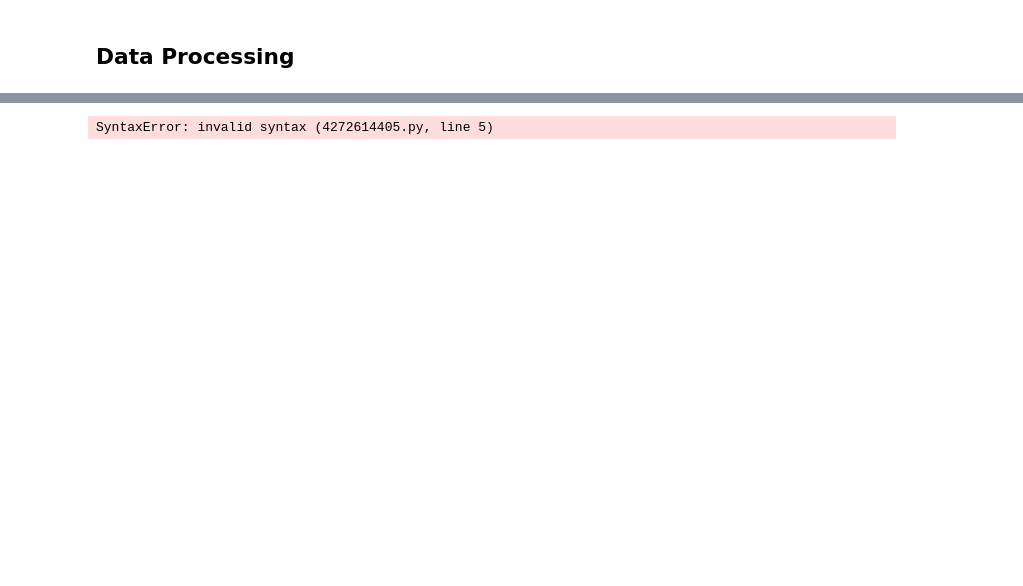
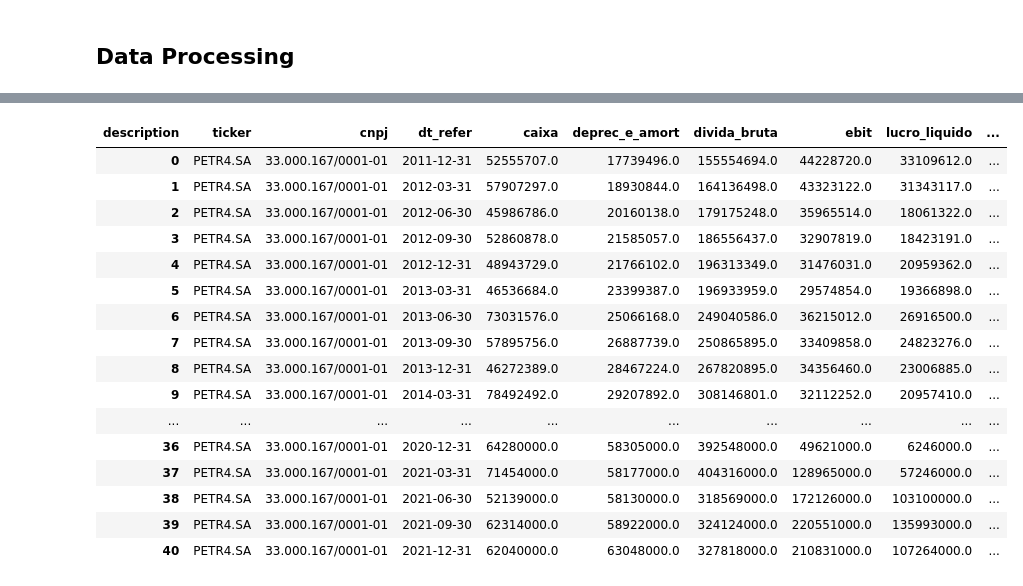
Before and after one commit to EdyAlenquer/drl-stock-market, a Jupyter notebook: notebooks/dre_download.ipynb, the cells around one changed output, grey strips where cells are left out. Drawn from its saved outputs; the diff is of its cells as text; code cells hidden in the pictures; blank space fills up the shorter version.

```diff
--- a/notebooks/dre_download.ipynb
+++ b/notebooks/dre_download.ipynb
@@ -106,2 +80,0 @@ extract_all_files(os.path.join(dfp_save_folder, 'downloaded'))
-# %%
-for year in range(initial_year, last_year+1):
@@ -162,3 +137,4 @@ consolidate_years(
 # %%
 COD_CVM = 9512
 CNPJ = '33.000.167/0001-01'
+TICKER_NAME = 'PETR4.SA'
@@ -480,8 +140,0 @@ df_petr.sort_values('DT_INI_EXERC').head(50)
-# %%
-df_petr[
-    # (df_petr['DS_CONTA'].str.contains('Lucro')) &
-    # (df_petr['DS_CONTA'].str.contains('Prejuízo'))
-    # (df_petr['DS_CONTA'].str.contains('Período'))
-].sort_values('DT_INI_EXERC').head(50)
-# %% [output]
-SyntaxError: invalid syntax (4272614405.py, line 5)
@@ -487,0 +220,6 @@ SyntaxError: invalid syntax (4272614405.py, line 5)
+# %%
+df_dre = preprocess_dre(COD_CVM)
+df_bpa = preprocess_bpa(COD_CVM)
+df_dfc = get_dfc_mi(COD_CVM)
+df_bpp = preprocess_bpp(COD_CVM)
+df_fre = preprocess_fre(COD_CVM)
@@ -487,0 +390,53 @@ SyntaxError: invalid syntax (4272614405.py, line 5)
+# %%
+df_petr_lucro_liquido = get_lucro_liquido_trimestral(df_dre)
+df_qtd_acoes = get_qtd_acoes(df_fre)
+df_patrimonio_liquido = get_patrimonio_liquido(df_bpp)
+df_divida_bruta = get_divida_bruta(df_bpp)
+df_deprec_amort = get_deprec_e_amort_trimestral(df_dfc)
+df_caixa = get_caixa(df_bpa)
+df_ebit = get_ebit(df_dre)
+df_receita_liquida = get_receita_liquida(df_dre)
+# %%
+df = pd.concat([
+    df_petr_lucro_liquido, df_qtd_acoes, df_patrimonio_liquido,
+    df_divida_bruta, df_deprec_amort, df_caixa, df_ebit, df_receita_liquida
+])
+df.insert(0, 'ticker', TICKER_NAME)
+df = df.pivot_table(
+    index=['ticker', 'cnpj', 'dt_refer'],
+    columns='description',
+    values='value'
+)
+
+df['qtd_acoes'] = df['qtd_acoes'].fillna(method='ffill')
+
+df = df.dropna()
+
+df['lucro_liquido'] = df['lucro_liquido'].rolling(4).sum()
+df['receita_liquida'] = df['receita_liquida'].rolling(4).sum()
+df['ebit'] = df['ebit'].rolling(4).sum()
+df['deprec_e_amort'] = df['deprec_e_amort'].rolling(4).sum()
+
+df = df.dropna()
+
+
+df = df.reset_index()
+df
+# %% [output]
+| description | ticker | cnpj | dt_refer | caixa | deprec_e_amort | divida_bruta | ebit | lucro_liquido | ... |
+| 0 | PETR4.SA | 33.000.167/0001-01 | 2011-12-31 | 52555707.0 | 17739496.0 | 155554694.0 | 44228720.0 | 33109612.0 | ... |
+| 1 | PETR4.SA | 33.000.167/0001-01 | 2012-03-31 | 57907297.0 | 18930844.0 | 164136498.0 | 43323122.0 | 31343117.0 | ... |
+| 2 | PETR4.SA | 33.000.167/0001-01 | 2012-06-30 | 45986786.0 | 20160138.0 | 179175248.0 | 35965514.0 | 18061322.0 | ... |
+| 3 | PETR4.SA | 33.000.167/0001-01 | 2012-09-30 | 52860878.0 | 21585057.0 | 186556437.0 | 32907819.0 | 18423191.0 | ... |
+| 4 | PETR4.SA | 33.000.167/0001-01 | 2012-12-31 | 48943729.0 | 21766102.0 | 196313349.0 | 31476031.0 | 20959362.0 | ... |
+| 5 | PETR4.SA | 33.000.167/0001-01 | 2013-03-31 | 46536684.0 | 23399387.0 | 196933959.0 | 29574854.0 | 19366898.0 | ... |
+| 6 | PETR4.SA | 33.000.167/0001-01 | 2013-06-30 | 73031576.0 | 25066168.0 | 249040586.0 | 36215012.0 | 26916500.0 | ... |
+| 7 | PETR4.SA | 33.000.167/0001-01 | 2013-09-30 | 57895756.0 | 26887739.0 | 250865895.0 | 33409858.0 | 24823276.0 | ... |
+| 8 | PETR4.SA | 33.000.167/0001-01 | 2013-12-31 | 46272389.0 | 28467224.0 | 267820895.0 | 34356460.0 | 23006885.0 | ... |
+| 9 | PETR4.SA | 33.000.167/0001-01 | 2014-03-31 | 78492492.0 | 29207892.0 | 308146801.0 | 32112252.0 | 20957410.0 | ... |
+| ... | ... | ... | ... | ... | ... | ... | ... | ... | ... |
+| 36 | PETR4.SA | 33.000.167/0001-01 | 2020-12-31 | 64280000.0 | 58305000.0 | 392548000.0 | 49621000.0 | 6246000.0 | ... |
+| 37 | PETR4.SA | 33.000.167/0001-01 | 2021-03-31 | 71454000.0 | 58177000.0 | 404316000.0 | 128965000.0 | 57246000.0 | ... |
+| 38 | PETR4.SA | 33.000.167/0001-01 | 2021-06-30 | 52139000.0 | 58130000.0 | 318569000.0 | 172126000.0 | 103100000.0 | ... |
+| 39 | PETR4.SA | 33.000.167/0001-01 | 2021-09-30 | 62314000.0 | 58922000.0 | 324124000.0 | 220551000.0 | 135993000.0 | ... |
+| 40 | PETR4.SA | 33.000.167/0001-01 | 2021-12-31 | 62040000.0 | 63048000.0 | 327818000.0 | 210831000.0 | 107264000.0 | ... |
```
Also changed, not shown: parts of 36 cells of this notebook, 20 other files.
